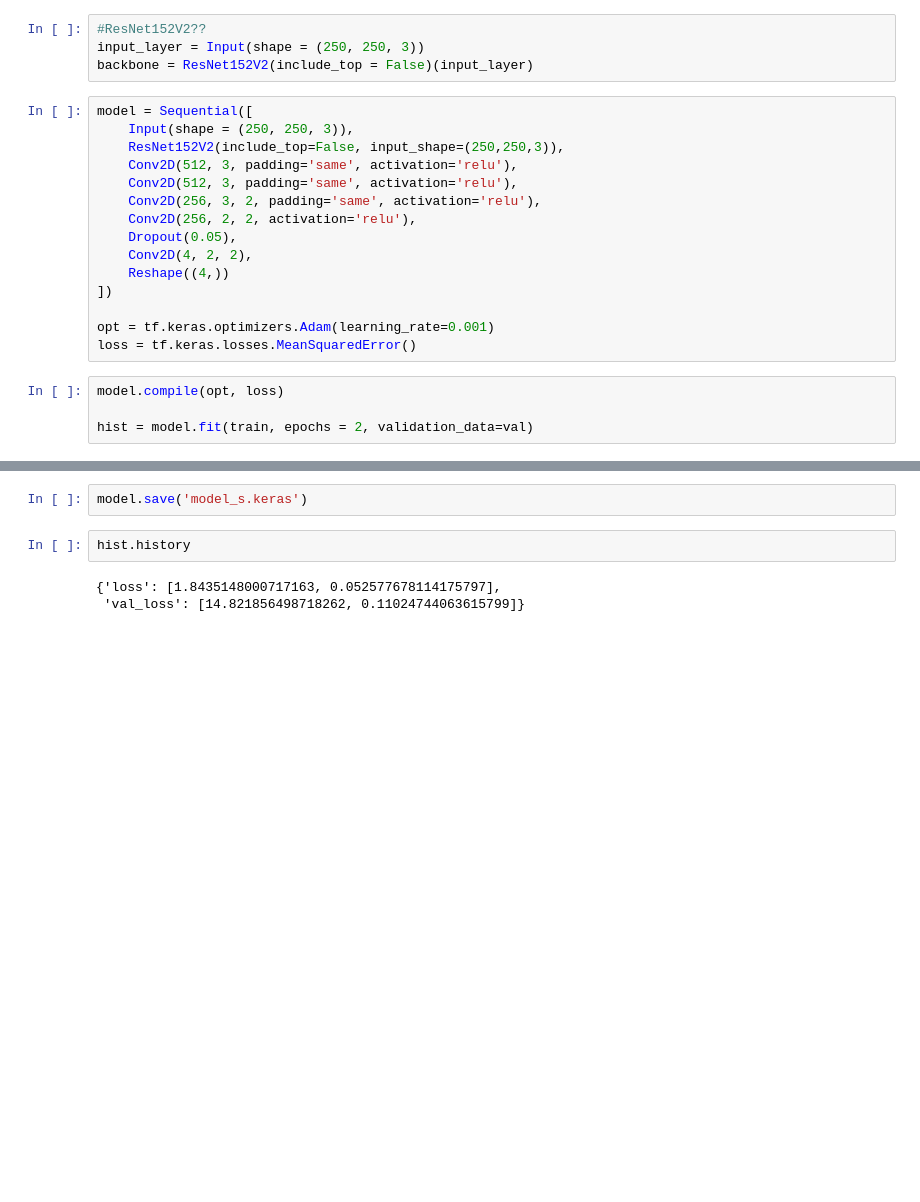
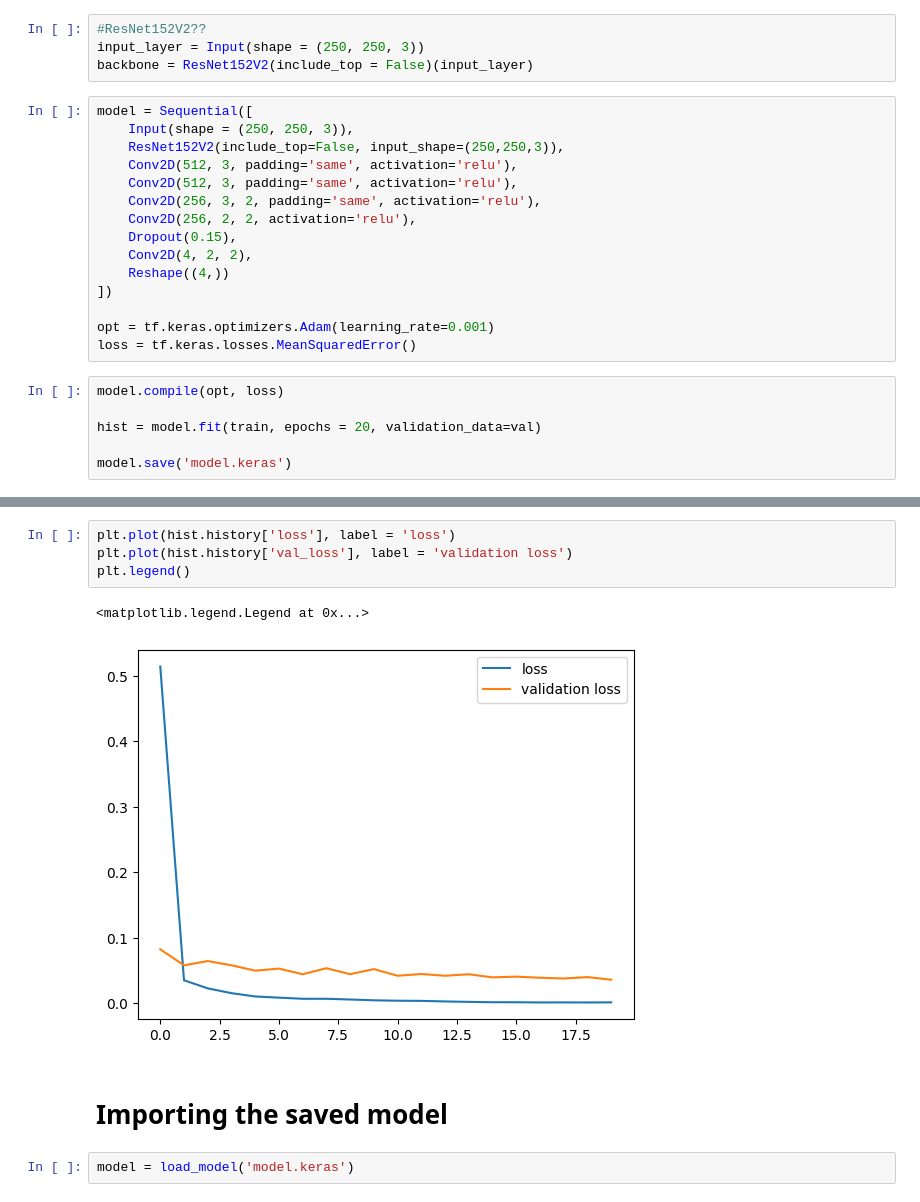
Before and after one commit to MoAnasSiddiqui/iris-it, a Jupyter notebook: IrisDetection.ipynb, the cells around one changed output, grey strips where cells are left out. Cells and saved outputs as stored; diff of their text form; blank space fills up the shorter version.

```diff
--- a/IrisDetection.ipynb
+++ b/IrisDetection.ipynb
@@ -121,7 +127,7 @@ model = Sequential([
     Conv2D(512, 3, padding='same', activation='relu'),
     Conv2D(256, 3, 2, padding='same', activation='relu'),
     Conv2D(256, 2, 2, activation='relu'),
-    Dropout(0.05),
+    Dropout(0.15),
     Conv2D(4, 2, 2),
     Reshape((4,))
 ])
@@ -131,5 +137,7 @@ loss = tf.keras.losses.MeanSquaredError()
 # %%
 model.compile(opt, loss)
 
-hist = model.fit(train, epochs = 2, validation_data=val)
+hist = model.fit(train, epochs = 20, validation_data=val)
+
+model.save('model.keras')
 # %% [output]
@@ -140,10 +161,14 @@ Epoch 2/2
+# %%
+plt.plot(hist.history['loss'], label = 'loss')
+plt.plot(hist.history['val_loss'], label = 'validation loss')
+plt.legend()
+# %% [output]
+<matplotlib.legend.Legend at 0x...>
+[figure, added]
+# %% [markdown]
+# Importing the saved model
 # %%
-model.save('model_s.keras')
+model = load_model('model.keras')
-# %%
-hist.history
-# %% [output]
-{'loss': [1.8435148000717163, 0.052577678114175797],
- 'val_loss': [14.821856498718262, 0.11024744063615799]}
 # %%
 X, y = test_data.next()
 
```
Also changed, not shown: parts of 8 cells of this notebook, 1 other file.
